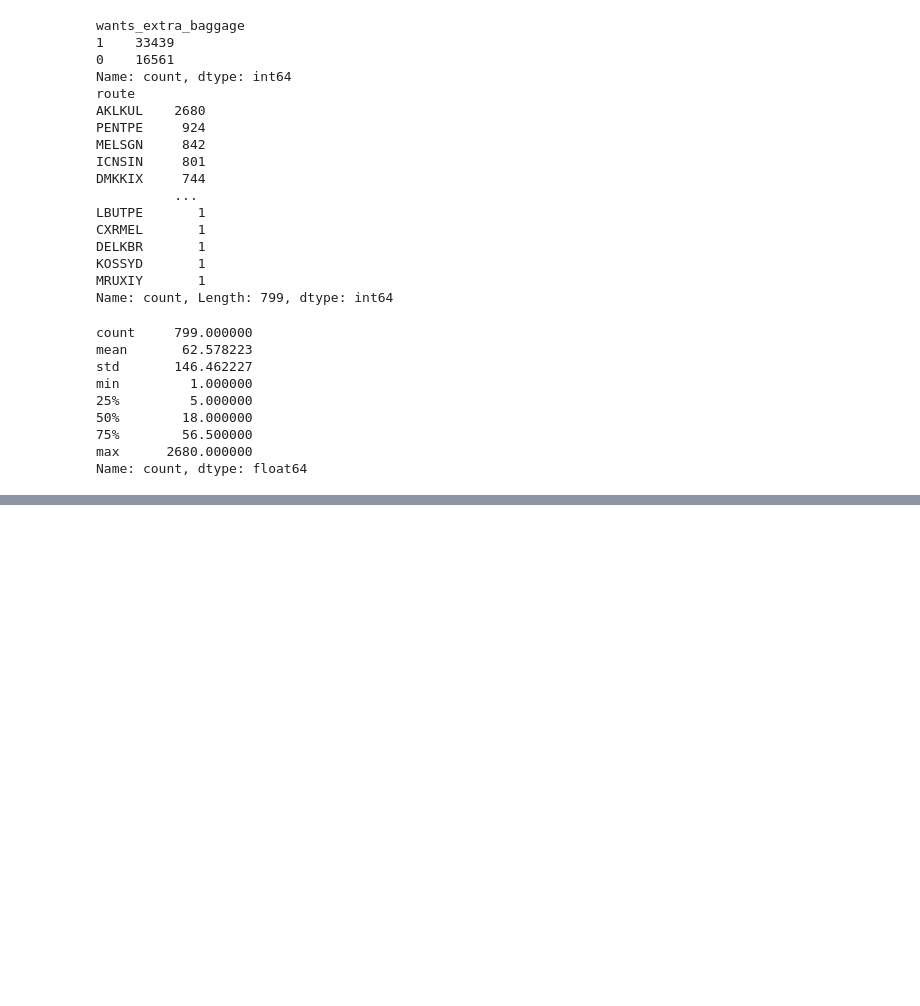
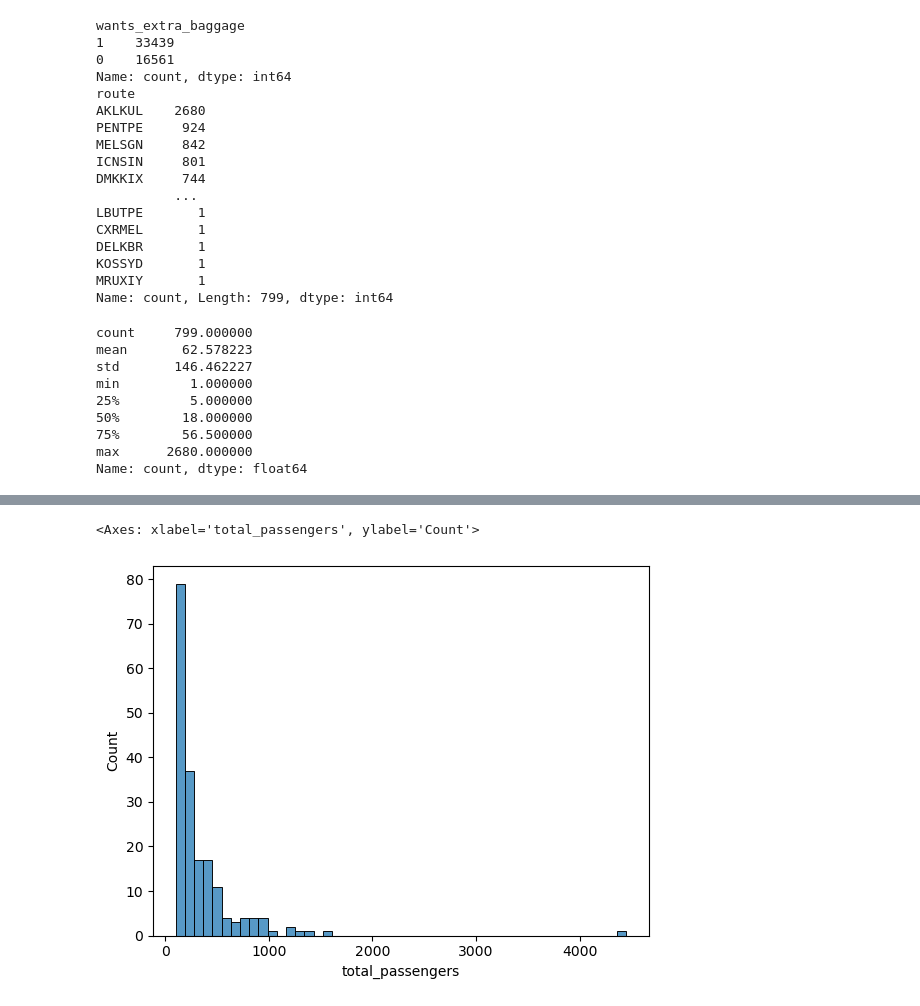
Before and after one commit to Alec12/data-science-secondary-projects, a Jupyter notebook: Data-Model-Portfolio/Oceania-Airlines-Bookings/exploratory_analysis.ipynb, the cells around one changed output, grey strips where cells are left out. Saved outputs shown, nothing was run; the diff lists cells and outputs as text; code cells hidden in the pictures; blank space fills up the shorter version.

```diff
--- a/Data-Model-Portfolio/Oceania-Airlines-Bookings/exploratory_analysis.ipynb
+++ b/Data-Model-Portfolio/Oceania-Airlines-Bookings/exploratory_analysis.ipynb
@@ -84,0 +86,21 @@ df[df['route'].isin(routes_over_x.index)]
+# %%
+# Count the total number of passengers for each route
+route_passenger_counts = df.groupby('route')['num_passengers'].sum()
+
+# Count the number of passengers who wanted extra baggage for each route
+route_extra_baggage_counts = df[df['wants_extra_baggage'] == True].groupby('route')['num_passengers'].sum()
+
+# Calculate the percentage of passengers who wanted extra baggage for each route
+route_extra_baggage_percentages = (route_extra_baggage_counts / route_passenger_counts) * 100
+route_avg_flight_duration = df.groupby('route')['flight_duration'].mean()
+
+# Create a DataFrame with route, percentage of passengers with baggage, and total number of passengers
+result_df = pd.DataFrame({
+    'route': route_passenger_counts.index,
+    '%_passengers_with_baggage': route_extra_baggage_percentages.values,
+    'total_passengers': route_passenger_counts.values,
+    'avg_flight_duration': route_avg_flight_duration.values
+})
+
+result_df = result_df[result_df['total_passengers']>100].sort_values(by='total_passengers',ascending=False)
+result_df
@@ -84,0 +133,5 @@ df[df['route'].isin(routes_over_x.index)]
+# %%
+sns.histplot(result_df['total_passengers'])
+# %% [output]
+<Axes: xlabel='total_passengers', ylabel='Count'>
+[figure, added]
```
Also changed, not shown: parts of 30 cells of this notebook, 3 other files.
